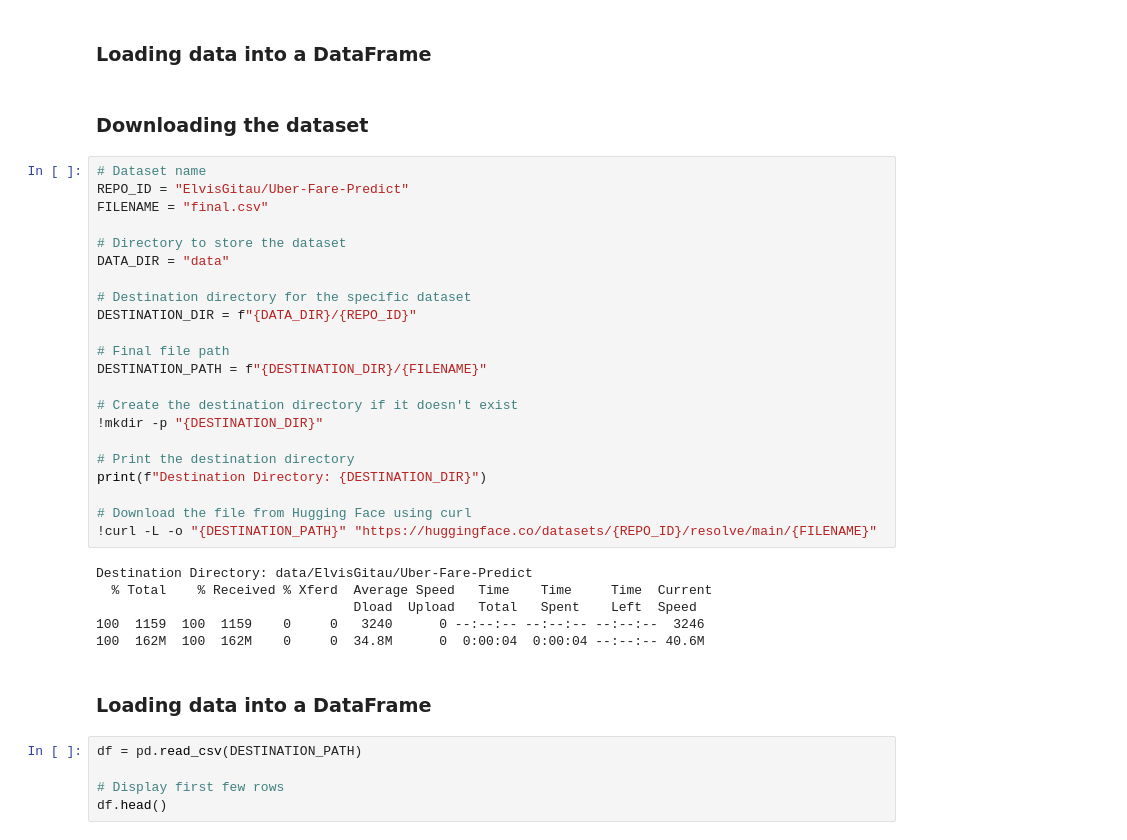
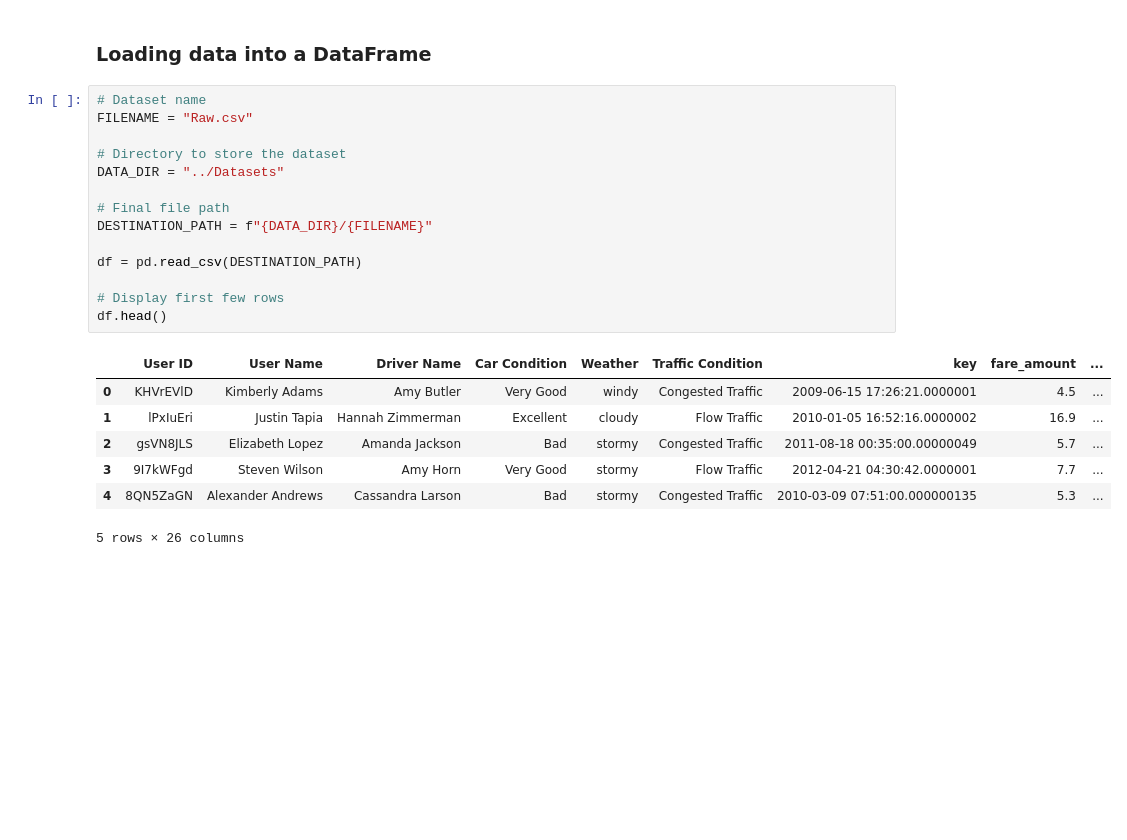
Before and after one commit to aravindsreekumar28/TaxiFare-Forecast, a Jupyter notebook: Notebooks/01-Data-Collection.ipynb, the cells around one changed output. Drawn from its saved outputs; the diff is of its cells as text; blank space fills up the shorter version.

```diff
--- a/Notebooks/01-Data-Collection.ipynb
+++ b/Notebooks/01-Data-Collection.ipynb
@@ -49,39 +36,24 @@ KeyboardInterrupt:
 # %% [markdown]
 ### Loading data into a DataFrame
-# %% [markdown]
-### Downloading the dataset
 # %%
 # Dataset name
-REPO_ID = "ElvisGitau/Uber-Fare-Predict"
-FILENAME = "final.csv"
+FILENAME = "Raw.csv"
 
 # Directory to store the dataset
-DATA_DIR = "data"
-
-# Destination directory for the specific dataset
-DESTINATION_DIR = f"{DATA_DIR}/{REPO_ID}"
+DATA_DIR = "../Datasets"
 
 # Final file path
-DESTINATION_PATH = f"{DESTINATION_DIR}/{FILENAME}"
+DESTINATION_PATH = f"{DATA_DIR}/{FILENAME}"
 
-# Create the destination directory if it doesn't exist
-!mkdir -p "{DESTINATION_DIR}"
+df = pd.read_csv(DESTINATION_PATH)
 
-# Print the destination directory
-print(f"Destination Directory: {DESTINATION_DIR}")
-
-# Download the file from Hugging Face using curl
-!curl -L -o "{DESTINATION_PATH}" "https://huggingface.co/datasets/{REPO_ID}/resolve/main/{FILENAME}"
+# Display first few rows
+df.head()
 # %% [output]
+|  | User ID | User Name | Driver Name | Car Condition | Weather | Traffic Condition | key | fare_amount | ... |
+| 0 | KHVrEVlD | Kimberly Adams | Amy Butler | Very Good | windy | Congested Traffic | 2009-06-15 17:26:21.0000001 | 4.5 | ... |
+| 1 | lPxIuEri | Justin Tapia | Hannah Zimmerman | Excellent | cloudy | Flow Traffic | 2010-01-05 16:52:16.0000002 | 16.9 | ... |
+| 2 | gsVN8JLS | Elizabeth Lopez | Amanda Jackson | Bad | stormy | Congested Traffic | 2011-08-18 00:35:00.00000049 | 5.7 | ... |
+| 3 | 9I7kWFgd | Steven Wilson | Amy Horn | Very Good | stormy | Flow Traffic | 2012-04-21 04:30:42.0000001 | 7.7 | ... |
+| 4 | 8QN5ZaGN | Alexander Andrews | Cassandra Larson | Bad | stormy | Congested Traffic | 2010-03-09 07:51:00.000000135 | 5.3 | ... |
-Destination Directory: data/ElvisGitau/Uber-Fare-Predict
-  % Total    % Received % Xferd  Average Speed   Time    Time     Time  Current
-                                 Dload  Upload   Total   Spent    Left  Speed
-100  1159  100  1159    0     0   3240      0 --:--:-- --:--:-- --:--:--  3246
-100  162M  100  162M    0     0  34.8M      0  0:00:04  0:00:04 --:--:-- 40.6M
+5 rows × 26 columns
-# %% [markdown]
-### Loading data into a DataFrame
-# %%
-df = pd.read_csv(DESTINATION_PATH)
-
-# Display first few rows
-df.head()
```
Also changed, not shown: parts of 4 cells of this notebook, 4 other files.
